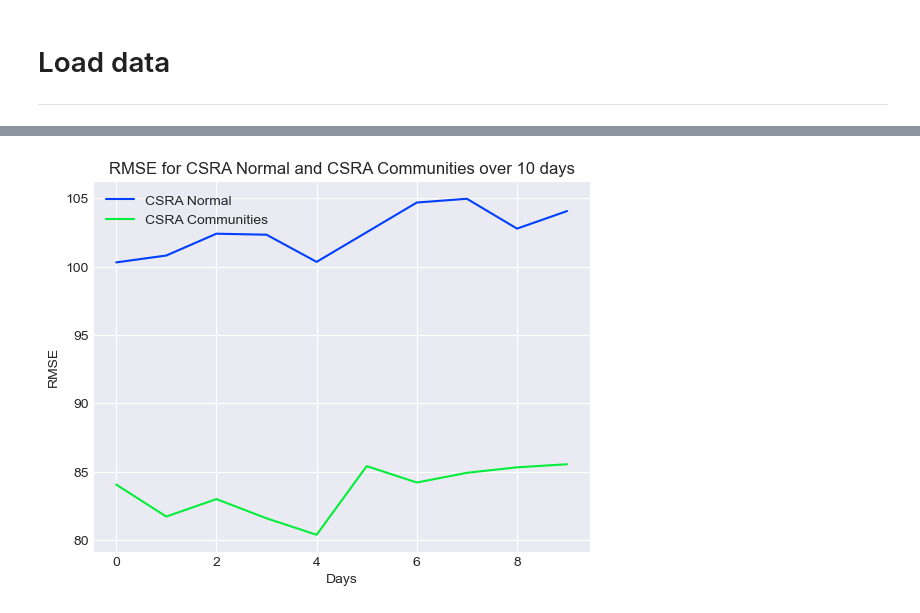
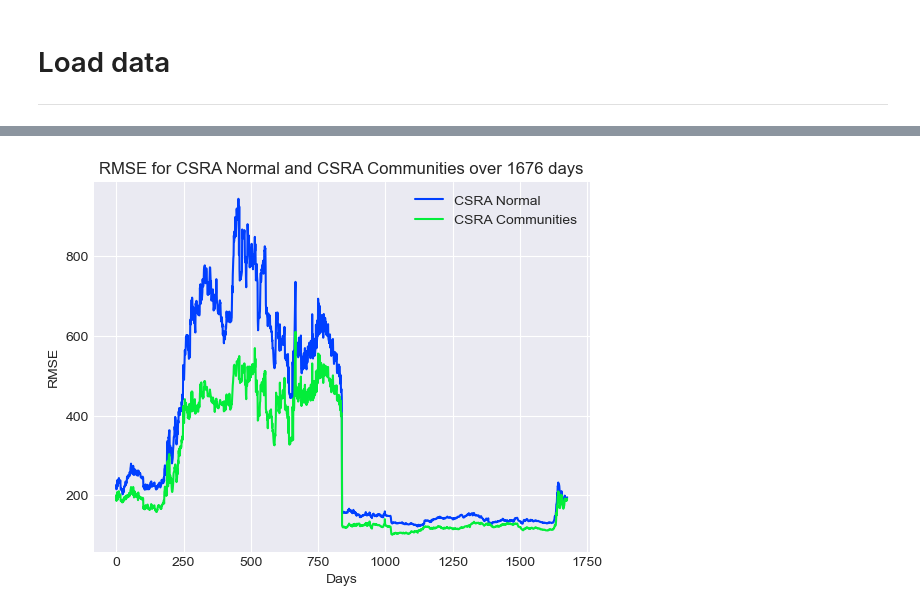
Before and after one commit to KLCALAW/ATCF, a Jupyter notebook: proxy_method_results.ipynb, the cells around one changed output, grey strips where cells are left out. Saved outputs shown, nothing was run; the diff lists cells and outputs as text; code cells hidden in the pictures.

Commit message:
Generated proxy data for my part + minor code fixes

```diff
--- a/proxy_method_results.ipynb
+++ b/proxy_method_results.ipynb
@@ -129,0 +103,2 @@ proxy_time_series_df
+# %%
+proxy_time_series_concat = pd.concat([proxy_time_series_df_alex, proxy_time_series_df_vinay1, proxy_time_series_df_vinay2])
@@ -129,0 +127,6 @@ proxy_time_series_df
+# %%
+#Remove row with NSINO Ticker (biggest spread)
+proxy_time_series_concat_filtered = proxy_time_series_concat[proxy_time_series_concat['Ticker'] != 'NSINO']
+# %%
+dates = proxy_time_series_concat_filtered['Date'].unique().tolist()
+len(dates)
@@ -130,2 +135,2 @@ proxy_time_series_df
 # %%
-rmse_intersection_normal_list, rmse_intersection_communities_list, rmse_csra_normal_list, rmse_csra_communities_list = calculate_rmse_curves(proxy_time_series_df, dates)
+rmse_intersection_normal_list, rmse_intersection_communities_list, rmse_csra_normal_list, rmse_csra_communities_list = calculate_rmse_curves(proxy_time_series_concat_filtered, dates)
@@ -136,4 +150,4 @@ plt.style.use('seaborn-v0_8-darkgrid')
 # %%
-plot_rmse_curves(rmse_csra_normal_list, rmse_csra_communities_list, dates)
+plot_rmse_curves(rmse_csra_normal_list, rmse_csra_communities_list, dates ,method='CSRA')
 # %% [output]
-[figure, old version]
+[figure, new version]
```
Also changed, not shown: parts of 23 cells of this notebook, 2 other files.
